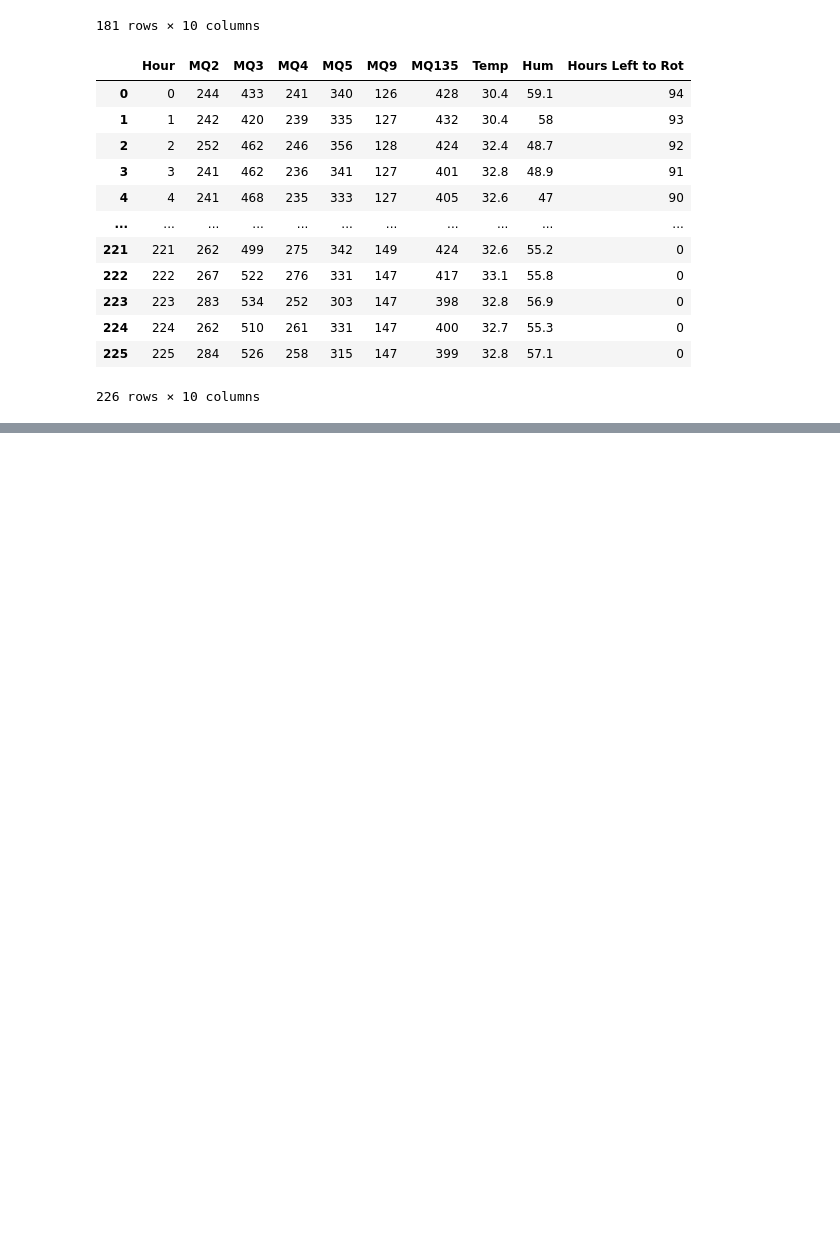
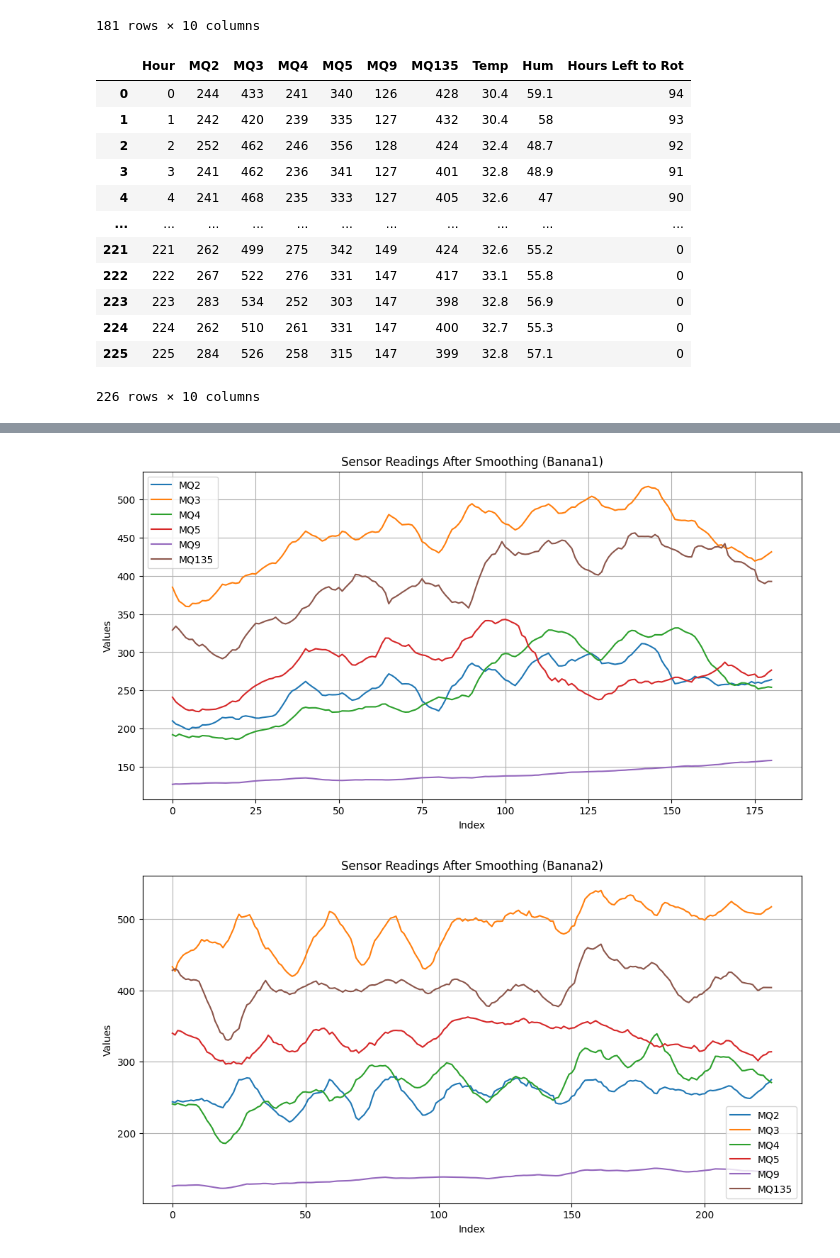
Before and after one commit to Aryan-Prasad-666/Sensor-Enabled-Freshness-Lifespan-Analysis, a Jupyter notebook: freshness_lifespan_analysis.ipynb, the cells around one changed output, grey strips where cells are left out. Saved outputs shown, nothing was run; the diff lists cells and outputs as text; code cells hidden in the pictures; blank space fills up the shorter version.

```diff
--- a/freshness_lifespan_analysis.ipynb
+++ b/freshness_lifespan_analysis.ipynb
@@ -59,0 +156,31 @@ df2 = fill_nan_values(df2)
+# %%
+plt.figure(figsize=(12, 6))
+plt.plot(df1['Hour'], df1['MQ2'], label='MQ2')
+plt.plot(df1['Hour'], df1['MQ3'], label='MQ3')
+plt.plot(df1['Hour'], df1['MQ4'], label='MQ4')
+plt.plot(df1['Hour'], df1['MQ5'], label='MQ5')
+plt.plot(df1['Hour'], df1['MQ9'], label='MQ9')
+plt.plot(df1['Hour'], df1['MQ135'], label='MQ135')
+plt.xlabel("Index")
+plt.ylabel("Values")
+plt.title("Sensor Readings After Smoothing (Banana1)")
+plt.legend()
+plt.grid(True)
+plt.show()
+
+plt.figure(figsize=(12, 6))
+plt.plot(df2['Hour'], df2['MQ2'], label='MQ2')
+plt.plot(df2['Hour'], df2['MQ3'], label='MQ3')
+plt.plot(df2['Hour'], df2['MQ4'], label='MQ4')
+plt.plot(df2['Hour'], df2['MQ5'], label='MQ5')
+plt.plot(df2['Hour'], df2['MQ9'], label='MQ9')
+plt.plot(df2['Hour'], df2['MQ135'], label='MQ135')
+plt.xlabel("Index")
+plt.ylabel("Values")
+plt.title("Sensor Readings After Smoothing (Banana2)")
+plt.legend()
+plt.grid(True)
+plt.show()
+# %% [output]
+[figure, added]
+[figure, added]
```
Also changed, not shown: parts of 4 cells of this notebook.
